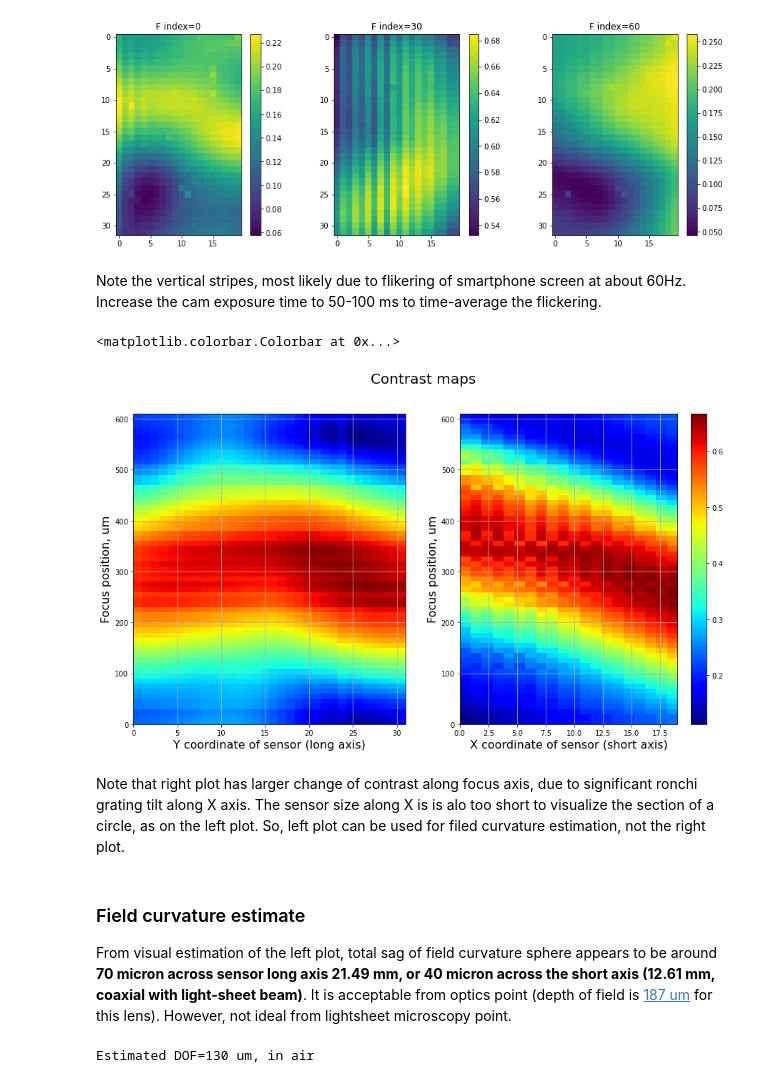
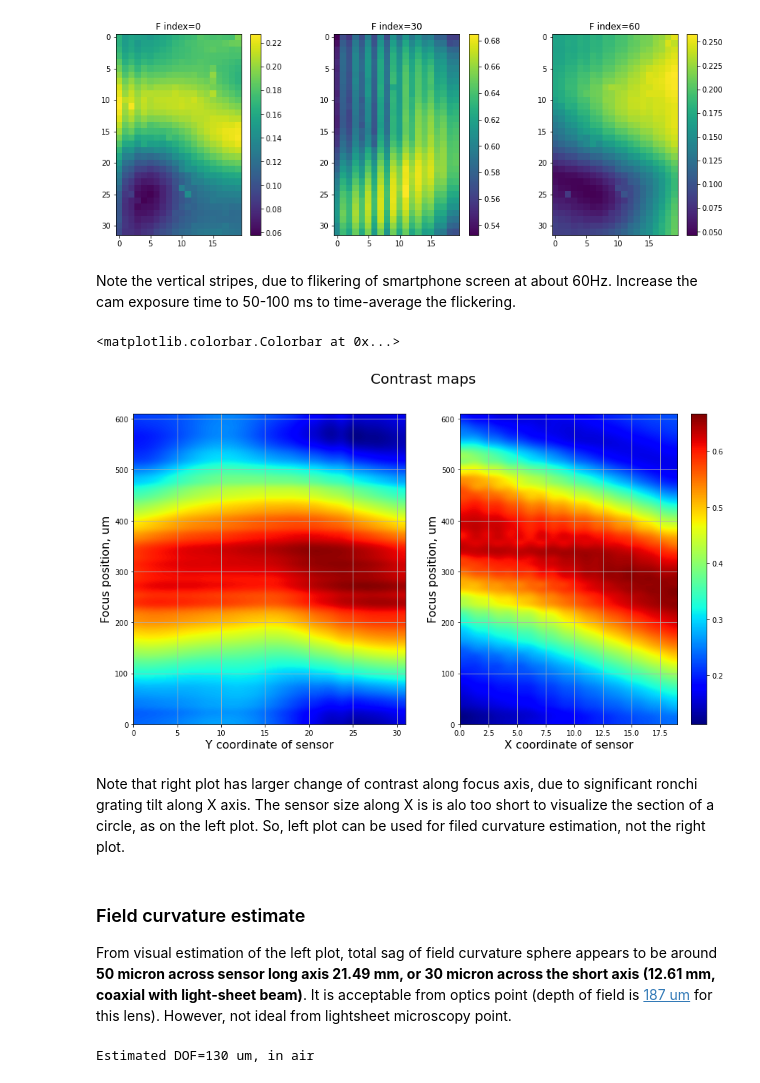
Before and after one commit to mesoSPIM/benchtop-hardware, a Jupyter notebook: DetectionLenses-testing/FieldCurvature-Fstack-Lensagon1.2x.ipynb, the cells around one changed output. Saved outputs shown, nothing was run; the diff lists cells and outputs as text; code cells hidden in the pictures.

```diff
--- a/DetectionLenses-testing/FieldCurvature-Fstack-Lensagon1.2x.ipynb
+++ b/DetectionLenses-testing/FieldCurvature-Fstack-Lensagon1.2x.ipynb
@@ -103,35 +82,35 @@ for ind, f in enumerate([0, im_z//2, im_z-1]):
 # Save contrast table as TIFF and explore interactively
 tif.imsave(datafiles["Lensagon 1.2x"][:-4] + "contrast.tiff", contrast_table)
 # %% [markdown]
-Note the vertical stripes, most likely due to flikering of smartphone screen at about 60Hz. Increase the cam exposure time to 50-100 ms to time-average the flickering.
+Note the vertical stripes, due to flikering of smartphone screen at about 60Hz. Increase the cam exposure time to 50-100 ms to time-average the flickering.
 # %%
 # slice the contrast map along XZ and YZ axis, therough the center
 j = N_ROIs_W//2
 contrast_yz = np.squeeze(contrast_table[:,:,j])
 contrast_xz = np.squeeze(contrast_table[:,N_ROIs_H//2,:])
 
 fig = plt.figure(figsize=(15, 8))
 fig.suptitle('Contrast maps', fontsize=20)
 ax0 = plt.subplot(1, 2, 1)
-conmap0 = ax0.imshow(contrast_yz, extent=[0,N_ROIs_H-1, 0, f_step_um*im_z], aspect='auto', cmap='jet')
+conmap0 = ax0.imshow(contrast_yz, extent=[0,N_ROIs_H-1, 0, f_step_um*im_z], aspect='auto', cmap='jet', interpolation='bicubic')
 ax0.set_ylabel("Focus position, um", fontsize=16)
-ax0.set_xlabel("Y coordinate of sensor (long axis)", fontsize=16)
+ax0.set_xlabel("Y coordinate of sensor", fontsize=16)
 ax0.grid(True)
 
 ax1 = plt.subplot(1, 2, 2)
-conmap1 = ax1.imshow(contrast_xz, extent=[0,N_ROIs_W-1, 0, f_step_um*im_z], aspect='auto', cmap='jet')
+conmap1 = ax1.imshow(contrast_xz, extent=[0,N_ROIs_W-1, 0, f_step_um*im_z], aspect='auto', cmap='jet', interpolation='bicubic')
 ax1.set_ylabel("Focus position, um", fontsize=16)
-ax1.set_xlabel("X coordinate of sensor (short axis)", fontsize=16)
+ax1.set_xlabel("X coordinate of sensor", fontsize=16)
 ax1.grid(True)
 plt.colorbar(conmap1,ax=ax1)
 # %% [output]
 <matplotlib.colorbar.Colorbar at 0x...>
-[figure, old version]
+[figure, new version]
 # %% [markdown]
 Note that right plot has larger change of contrast along focus axis, due to significant ronchi grating tilt along X axis. The sensor size along X is is alo too short to visualize the section of a circle, as on the left plot. So, left plot can be used for filed curvature estimation, not the right plot.
 # %% [markdown]
 ### Field curvature estimate
-From visual estimation of the left plot, total sag of field curvature sphere appears to be around **70 micron across sensor long axis 21.49 mm, or 40 micron across the short axis (12.61 mm, coaxial with light-sheet beam)**. It is acceptable from optics point (depth of field is [187 um](https://www.lensation.de/product/T25M-12-155I/) for this lens). However, not ideal from lightsheet microscopy point.
+From visual estimation of the left plot, total sag of field curvature sphere appears to be around **50 micron across sensor long axis 21.49 mm, or 30 micron across the short axis (12.61 mm, coaxial with light-sheet beam)**. It is acceptable from optics point (depth of field is [187 um](https://www.lensation.de/product/T25M-12-155I/) for this lens). However, not ideal from lightsheet microscopy point.
 # %%
 # DOF calculation for the lens
 # Based on [MicroscopyU](https://www.microscopyu.com/microscopy-basics/depth-of-field-and-depth-of-focus) formula.
```
Also changed, not shown: parts of 3 cells of this notebook, 1 other file.
